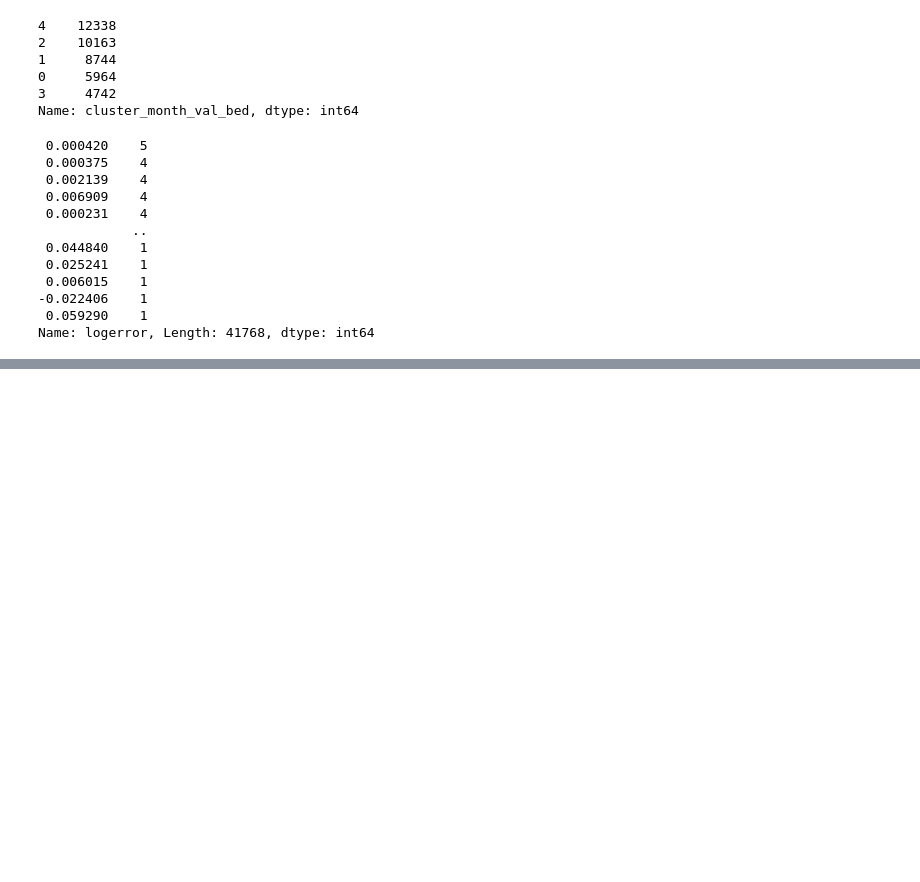
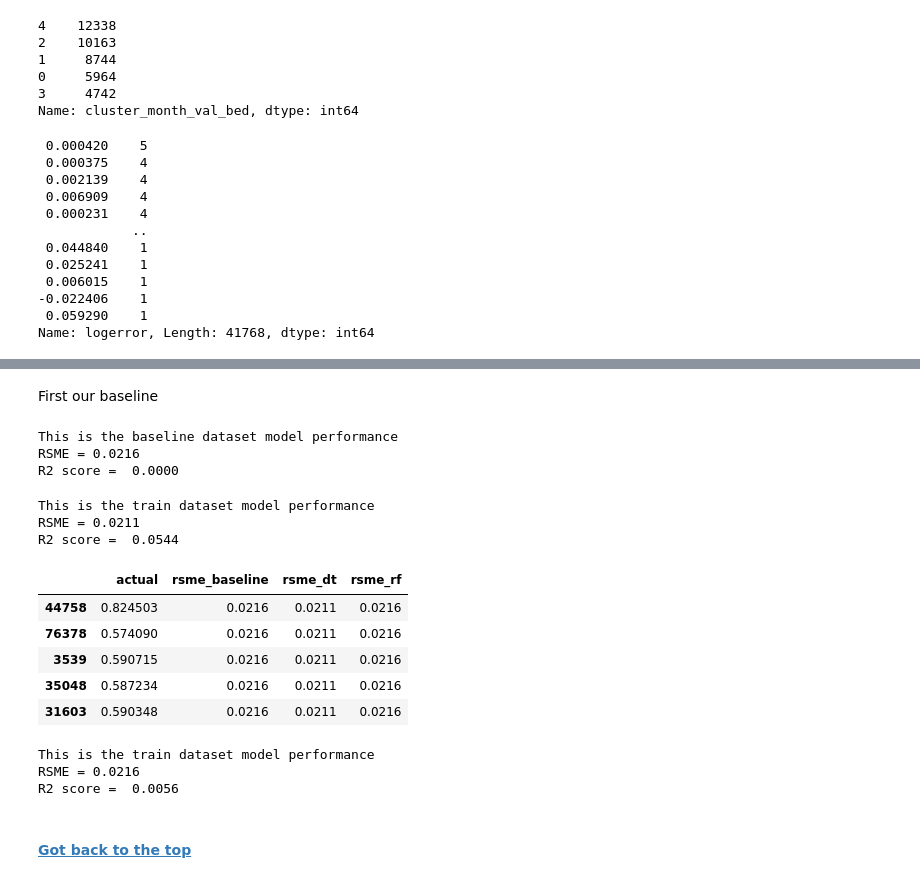
Before and after one commit to clustering-for-log-error/clustering-for-log-error, a Jupyter notebook: chase_notebook.ipynb, the cells around one changed output, grey strips where cells are left out. Drawn from its saved outputs; the diff is of its cells as text; code cells hidden in the pictures; blank space fills up the shorter version.

```diff
--- a/chase_notebook.ipynb
+++ b/chase_notebook.ipynb
@@ -559,0 +570,10 @@ Name: logerror, Length: 41768, dtype: int64
+# %%
+X_train = train_scaled[['lot_size','age','full_value','longitude','latitude','square_footage']]
+y_train = train_scaled[['logerror']]
+
+X_test = test_scaled[['lot_size','age','full_value','longitude','latitude','square_footage']]
+y_test = test_scaled[['logerror']]
+# %%
+predictions = y_train[['logerror']]
+predictions = predictions.rename(columns={'logerror': 'actual'})
+predictions.head()
@@ -559,0 +587,70 @@ Name: logerror, Length: 41768, dtype: int64
+# %% [markdown]
+First our baseline
+# %%
+# create baseline
+X_train = train_scaled[['lot_size','age','full_value','longitude','latitude','square_footage']]
+y_train = train_scaled[['logerror']]
+
+y_train['mean_logerror'] = y_train.logerror.mean()
+rmse_baseline = np.sqrt(mean_squared_error(y_train.logerror, y_train.mean_logerror))
+r2_baseline = r2_score(y_train.logerror, y_train.mean_logerror)
+
+predictions['rsme_baseline'] = ('{:.4f}'.format(rmse_baseline))
+print('This is the baseline dataset model performance')
+print(f'RSME = {rmse_baseline:.4f}')
+print(f'R2 score =  {r2_baseline:.4f}')
+# %% [output]
+This is the baseline dataset model performance
+RSME = 0.0216
+R2 score =  0.0000
+# %%
+# create decision tree regressor
+X_train = train_scaled[['lot_size','age','full_value','longitude','latitude','square_footage']]
+y_train = train_scaled[['logerror']]
+
+regressor = DecisionTreeRegressor(max_depth = 8, random_state=121)
+regressor.fit(X_train, y_train)
+y_pred = regressor.predict(X_train)
+
+rmse_dt_train = np.sqrt(mean_squared_error(y_train, y_pred))
+r2_dt_train = r2_score(y_train, y_train_predicted)
+
+predictions['rsme_dt'] = ('{:.4f}'.format(rmse_dt_train))
+print('This is the train dataset model performance')
+print(f'RSME = {rmse_dt_train:.4f}')
+print(f'R2 score =  {r2_dt_train:.4f}')
+# %% [output]
+This is the train dataset model performance
+RSME = 0.0211
+R2 score =  0.0544
+# %%
+predictions.head()
+# %% [output]
+|  | actual | rsme_baseline | rsme_dt | rsme_rf |
+| 44758 | 0.824503 | 0.0216 | 0.0211 | 0.0216 |
+| 76378 | 0.574090 | 0.0216 | 0.0211 | 0.0216 |
+| 3539 | 0.590715 | 0.0216 | 0.0211 | 0.0216 |
+| 35048 | 0.587234 | 0.0216 | 0.0211 | 0.0216 |
+| 31603 | 0.590348 | 0.0216 | 0.0211 | 0.0216 |
+# %%
+# create random forest regressor
+X_train = train_scaled[['lot_size','age','full_value','longitude','latitude','square_footage']]
+y_train = train_scaled[['logerror']]
+
+regressor = RandomForestRegressor(max_depth = 2, random_state=121, n_estimators=100)
+regressor.fit(X_train, y_train)
+y_pred = regressor.predict(X_train)
+
+rmse_rf_train = np.sqrt(mean_squared_error(y_train, y_pred))
+r2_rf_train = r2_score(y_train, y_pred)
+
+predictions['rsme_rf'] = ('{:.4f}'.format(rmse_rf_train))
+print('This is the train dataset model performance')
+print(f'RSME = {rmse_rf_train:.4f}')
+print(f'R2 score =  {r2_rf_train:.4f}')
+# %% [output]
+This is the train dataset model performance
+RSME = 0.0216
+R2 score =  0.0056
+# %% [markdown]
+#### [Got back to the top](#top)
```
Also changed, not shown: parts of 8 cells of this notebook.
